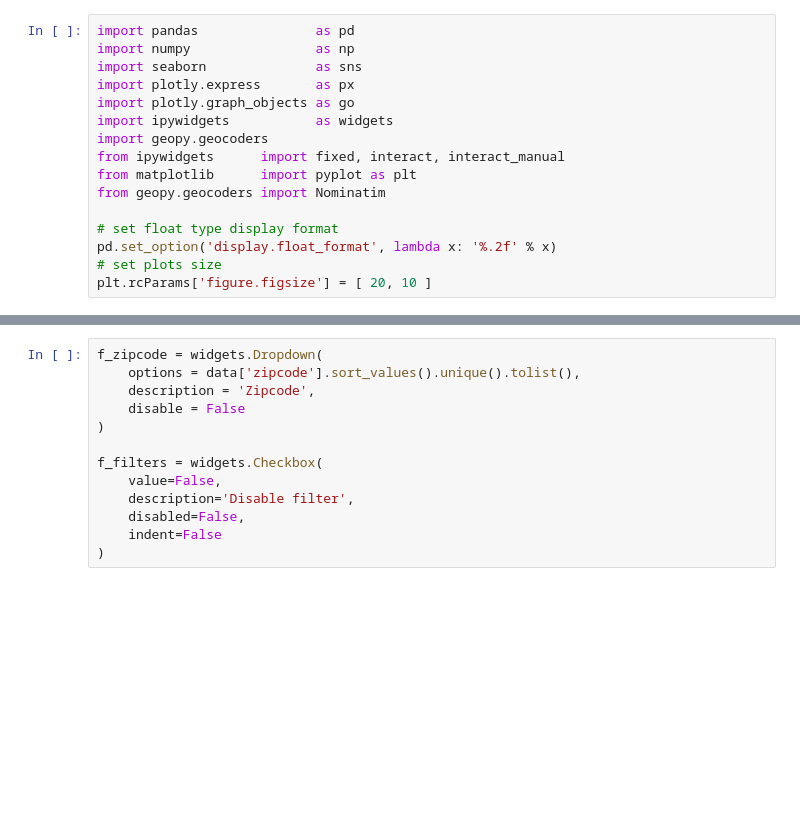
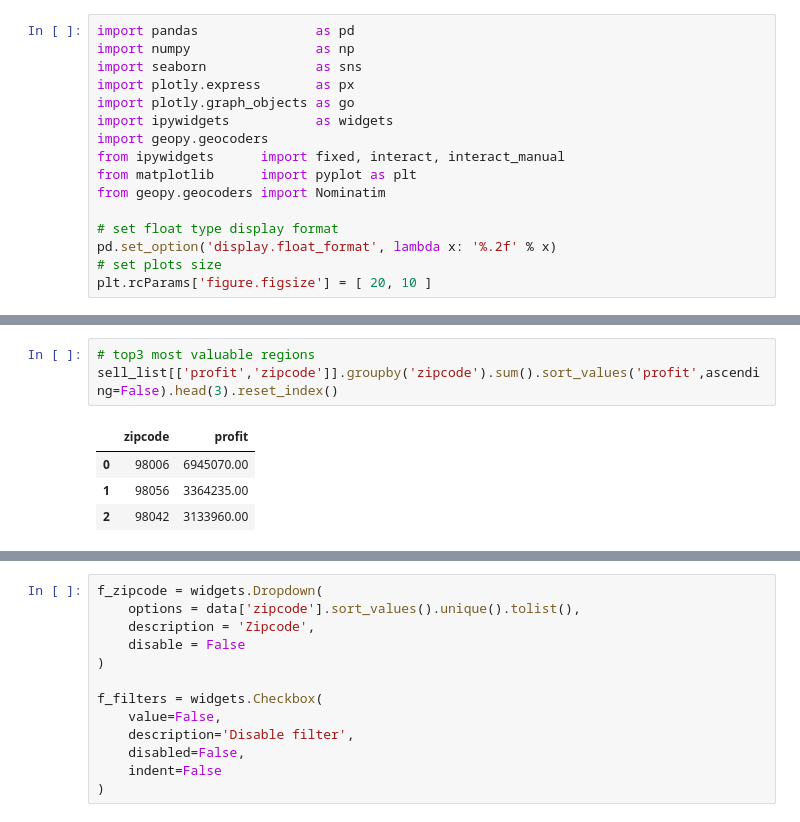
Before and after one commit to dsrodrigovieira/houserocketsales, a Jupyter notebook: notebooks/3_solucao.ipynb, the cells around one changed output, grey strips where cells are left out. Cells and saved outputs as stored; diff of their text form; blank space fills up the shorter version.

```diff
--- a/notebooks/3_solucao.ipynb
+++ b/notebooks/3_solucao.ipynb
@@ -77,0 +158,8 @@ season_region_median.to_csv('../data/interim/season_region_median.csv',index=Fal
+# %%
+# top3 most valuable regions
+sell_list[['profit','zipcode']].groupby('zipcode').sum().sort_values('profit',ascending=False).head(3).reset_index()
+# %% [output]
+|  | zipcode | profit |
+| 0 | 98006 | 6945070.00 |
+| 1 | 98056 | 3364235.00 |
+| 2 | 98042 | 3133960.00 |
```
Also changed, not shown: parts of 36 cells of this notebook, 4 other files.
